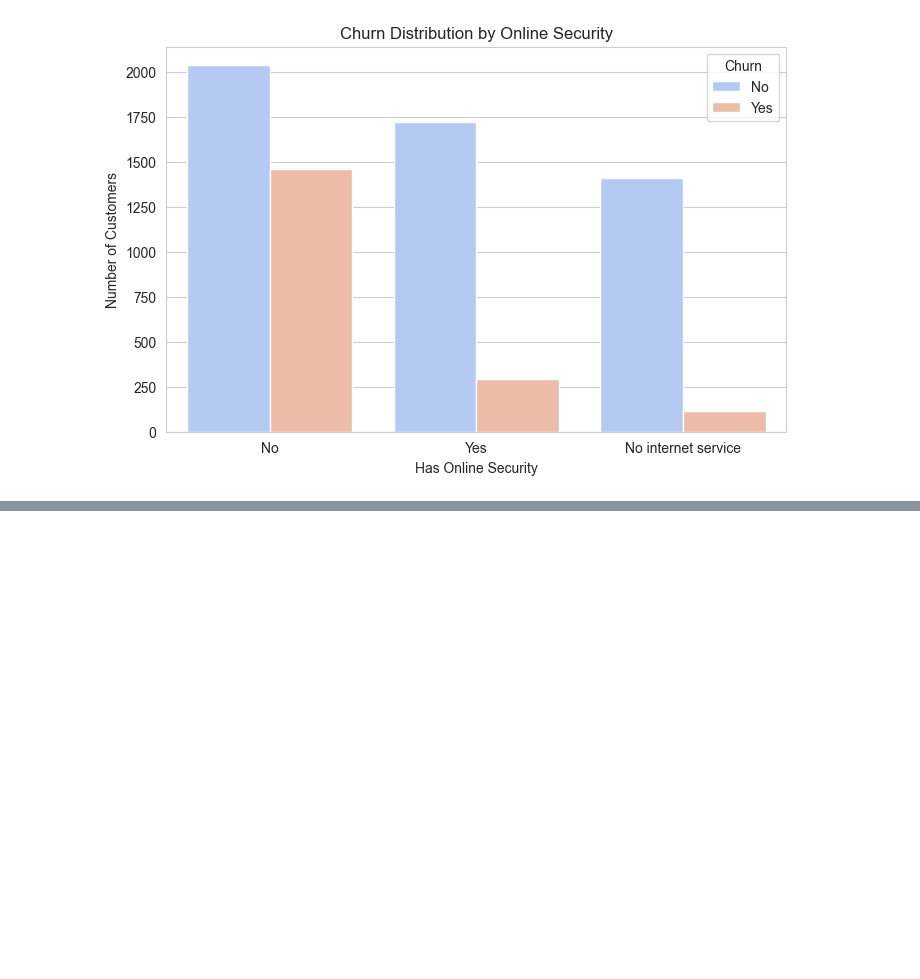
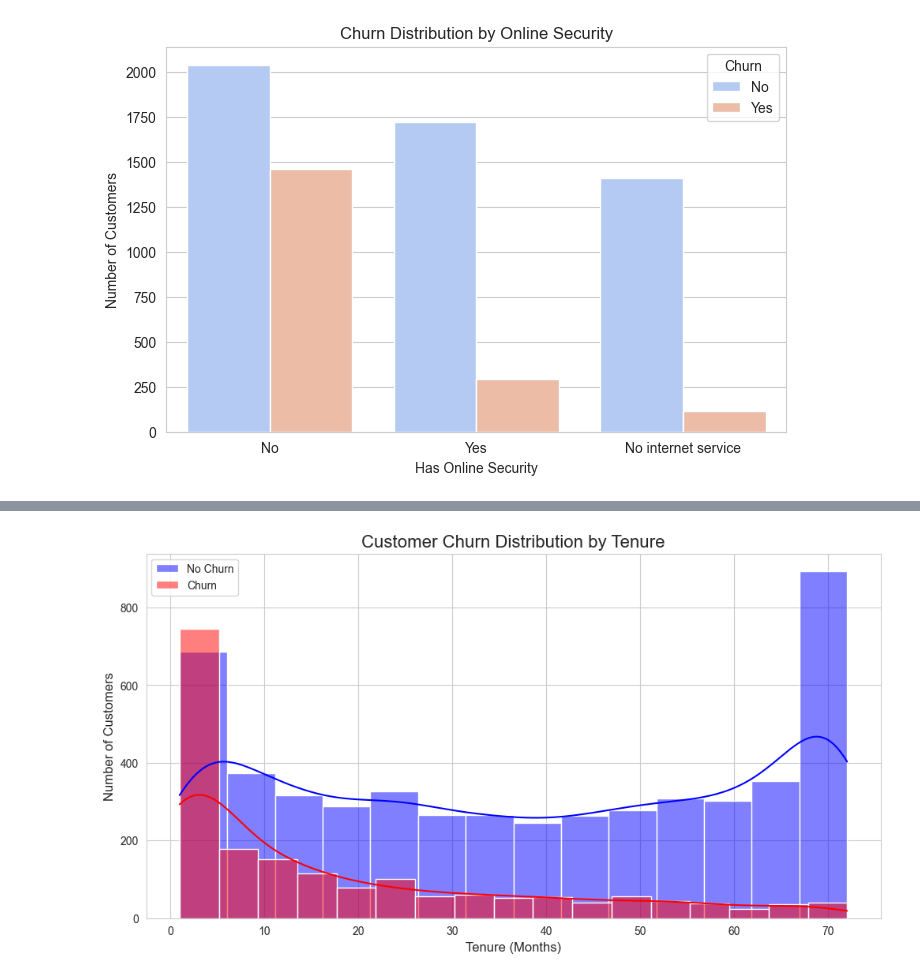
Before and after one commit to sanjaybhargav353/Telco_Customer_Churn, a Jupyter notebook: notbooks/01_Churn_Analysis.ipynb, the cells around one changed output, grey strips where cells are left out. Cells and saved outputs as stored; diff of their text form; code cells hidden in the pictures; blank space fills up the shorter version.

```diff
--- a/notbooks/01_Churn_Analysis.ipynb
+++ b/notbooks/01_Churn_Analysis.ipynb
@@ -174,0 +241,14 @@ churn_percentages_by_internet
+# %%
+plt.figure(figsize=(12, 6))
+
+sns.histplot(df[df['Churn'] == 'No']['tenure'], color='blue', alpha=0.5, label='No Churn', kde=True)
+
+sns.histplot(df[df['Churn'] == 'Yes']['tenure'], color='red', alpha=0.5, label='Churn', kde=True)
+
+plt.title('Customer Churn Distribution by Tenure', fontsize=16)
+plt.xlabel('Tenure (Months)', fontsize=12)
+plt.ylabel('Number of Customers', fontsize=12)
+plt.legend()
+plt.show()
+# %% [output]
+[figure, added]
```
Also changed, not shown: parts of 5 cells of this notebook.
